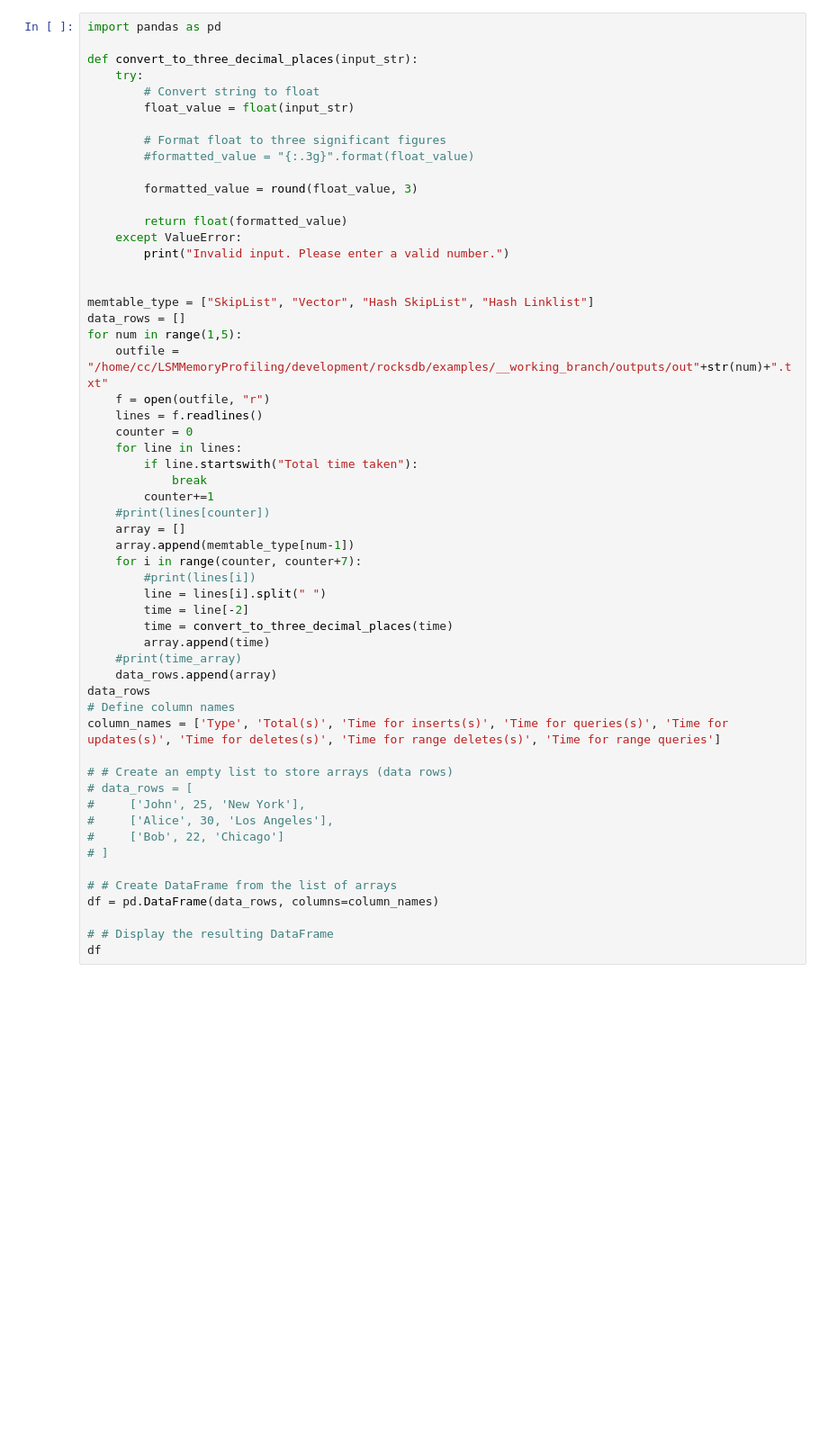
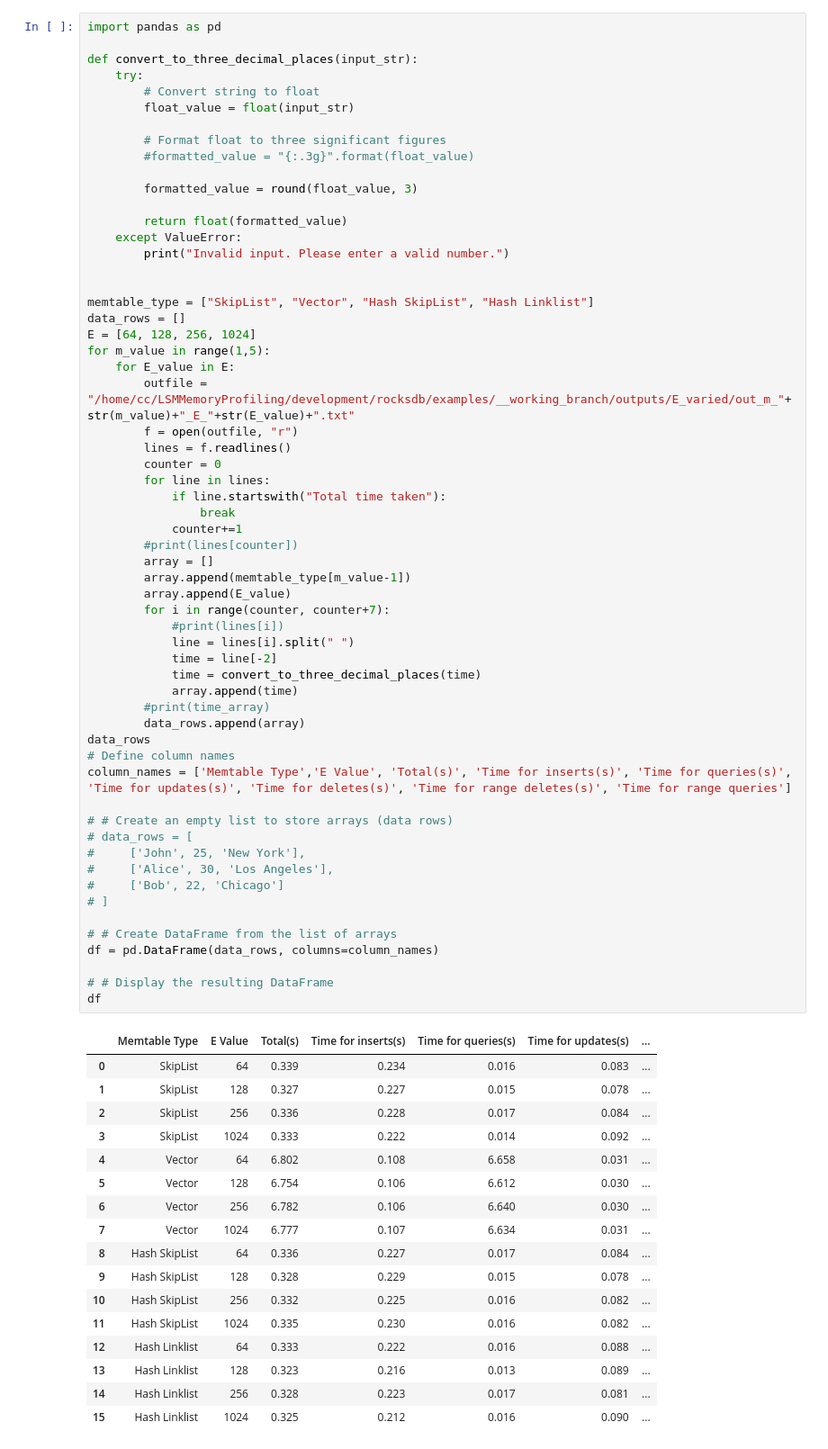
Before and after one commit to boao-james-chen/Self-Design-LSM-Buffer, a Jupyter notebook: development/rocksdb/examples/__working_branch/ExperimentPipeline.ipynb, the cells around one changed output. Shown at 90% size. Saved outputs shown, nothing was run; the diff lists cells and outputs as text; blank space fills up the shorter version.

```diff
--- a/development/rocksdb/examples/__working_branch/ExperimentPipeline.ipynb
+++ b/development/rocksdb/examples/__working_branch/ExperimentPipeline.ipynb
@@ -6,51 +6,72 @@ def convert_to_three_decimal_places(input_str):
         # Convert string to float
         float_value = float(input_str)
 
         # Format float to three significant figures
         #formatted_value = "{:.3g}".format(float_value)
 
         formatted_value = round(float_value, 3)
 
         return float(formatted_value)
     except ValueError:
         print("Invalid input. Please enter a valid number.")
 
 
 memtable_type = ["SkipList", "Vector", "Hash SkipList", "Hash Linklist"]
 data_rows = []
-for num in range(1,5):
-    outfile = "/home/cc/LSMMemoryProfiling/development/rocksdb/examples/__working_branch/outputs/out"+str(num)+".txt"
-    f = open(outfile, "r")
-    lines = f.readlines()
-    counter = 0
-    for line in lines:
-        if line.startswith("Total time taken"):
-            break
-        counter+=1
-    #print(lines[counter])
-    array = []
-    array.append(memtable_type[num-1])
-    for i in range(counter, counter+7):
-        #print(lines[i])
-        line = lines[i].split(" ")
-        time = line[-2]
-        time = convert_to_three_decimal_places(time)
-        array.append(time)
-    #print(time_array)
-    data_rows.append(array)
+E = [64, 128, 256, 1024]
+for m_value in range(1,5):
+    for E_value in E:
+        outfile = "/home/cc/LSMMemoryProfiling/development/rocksdb/examples/__working_branch/outputs/E_varied/out_m_"+str(m_value)+"_E_"+str(E_value)+".txt"
+        f = open(outfile, "r")
+        lines = f.readlines()
+        counter = 0
+        for line in lines:
+            if line.startswith("Total time taken"):
+                break
+            counter+=1
+        #print(lines[counter])
+        array = []
+        array.append(memtable_type[m_value-1])
+        array.append(E_value)
+        for i in range(counter, counter+7):
+            #print(lines[i])
+            line = lines[i].split(" ")
+            time = line[-2]
+            time = convert_to_three_decimal_places(time)
+            array.append(time)
+        #print(time_array)
+        data_rows.append(array)
 data_rows
 # Define column names
-column_names = ['Type', 'Total(s)', 'Time for inserts(s)', 'Time for queries(s)', 'Time for updates(s)', 'Time for deletes(s)', 'Time for range deletes(s)', 'Time for range queries']
+column_names = ['Memtable Type','E Value', 'Total(s)', 'Time for inserts(s)', 'Time for queries(s)', 'Time for updates(s)', 'Time for deletes(s)', 'Time for range deletes(s)', 'Time for range queries']
 
 # # Create an empty list to store arrays (data rows)
 # data_rows = [
 #     ['John', 25, 'New York'],
 #     ['Alice', 30, 'Los Angeles'],
 #     ['Bob', 22, 'Chicago']
 # ]
 
 # # Create DataFrame from the list of arrays
 df = pd.DataFrame(data_rows, columns=column_names)
 
 # # Display the resulting DataFrame
 df
+# %% [output]
+|  | Memtable Type | E Value | Total(s) | Time for inserts(s) | Time for queries(s) | Time for updates(s) | ... |
+| 0 | SkipList | 64 | 0.339 | 0.234 | 0.016 | 0.083 | ... |
+| 1 | SkipList | 128 | 0.327 | 0.227 | 0.015 | 0.078 | ... |
+| 2 | SkipList | 256 | 0.336 | 0.228 | 0.017 | 0.084 | ... |
+| 3 | SkipList | 1024 | 0.333 | 0.222 | 0.014 | 0.092 | ... |
+| 4 | Vector | 64 | 6.802 | 0.108 | 6.658 | 0.031 | ... |
+| 5 | Vector | 128 | 6.754 | 0.106 | 6.612 | 0.030 | ... |
+| 6 | Vector | 256 | 6.782 | 0.106 | 6.640 | 0.030 | ... |
+| 7 | Vector | 1024 | 6.777 | 0.107 | 6.634 | 0.031 | ... |
+| 8 | Hash SkipList | 64 | 0.336 | 0.227 | 0.017 | 0.084 | ... |
+| 9 | Hash SkipList | 128 | 0.328 | 0.229 | 0.015 | 0.078 | ... |
+| 10 | Hash SkipList | 256 | 0.332 | 0.225 | 0.016 | 0.082 | ... |
+| 11 | Hash SkipList | 1024 | 0.335 | 0.230 | 0.016 | 0.082 | ... |
+| 12 | Hash Linklist | 64 | 0.333 | 0.222 | 0.016 | 0.088 | ... |
+| 13 | Hash Linklist | 128 | 0.323 | 0.216 | 0.013 | 0.089 | ... |
+| 14 | Hash Linklist | 256 | 0.328 | 0.223 | 0.017 | 0.081 | ... |
+| 15 | Hash Linklist | 1024 | 0.325 | 0.212 | 0.016 | 0.090 | ... |
```
Also changed, not shown: parts of 6 cells of this notebook.
